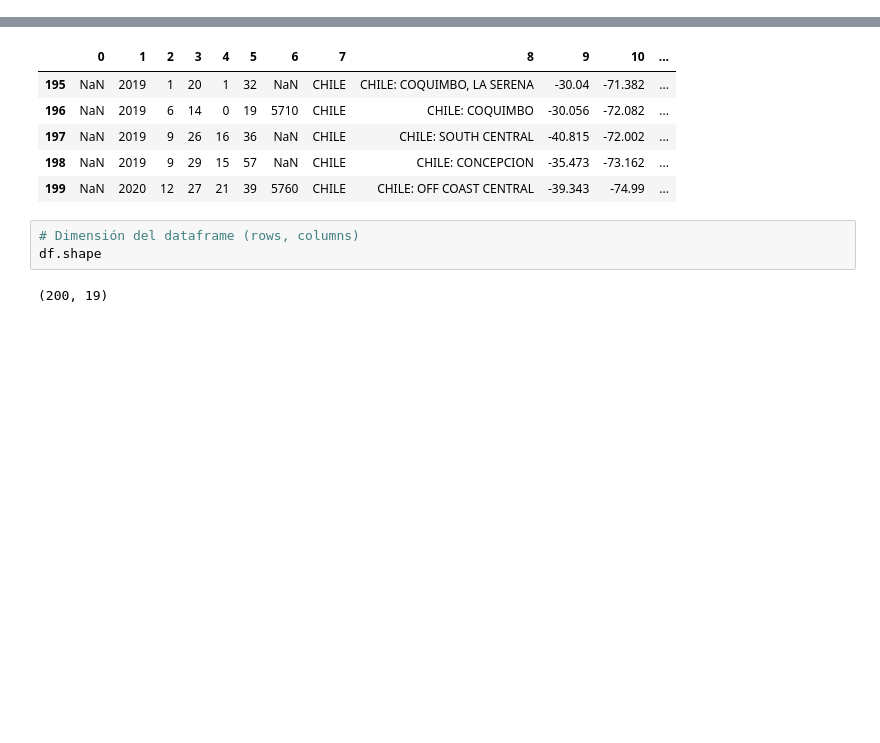
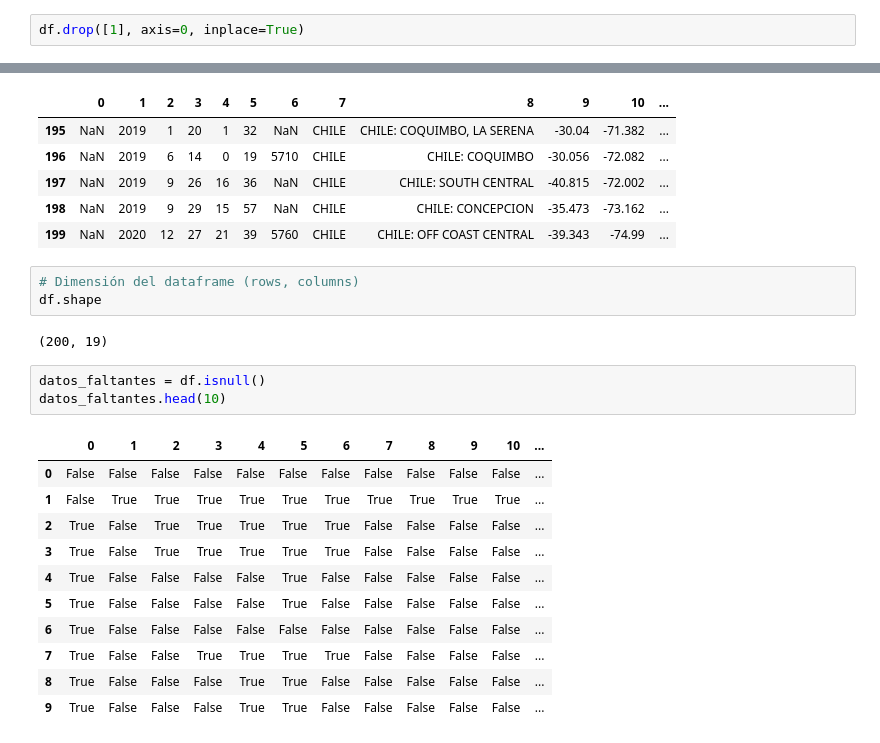
Before and after one commit to FrancoAv1/Taller-de-python-2, a Jupyter notebook: tarea2.ipynb, the cells around one changed output, grey strips where cells are left out. Drawn from its saved outputs; the diff is of its cells as text; blank space fills up the shorter version.

```diff
--- a/tarea2.ipynb
+++ b/tarea2.ipynb
@@ -16,0 +40,2 @@ directorio_salida = "./salida/"
+# %%
+df.drop([1], axis=0, inplace=True)
@@ -62,3 +87,18 @@ df.tail()
 df.shape
 # %% [output]
 (200, 19)
+# %%
+datos_faltantes = df.isnull()
+datos_faltantes.head(10)
+# %% [output]
+|  | 0 | 1 | 2 | 3 | 4 | 5 | 6 | 7 | 8 | 9 | 10 | ... |
+| 0 | False | False | False | False | False | False | False | False | False | False | False | ... |
+| 1 | False | True | True | True | True | True | True | True | True | True | True | ... |
+| 2 | True | False | True | True | True | True | True | False | False | False | False | ... |
+| 3 | True | False | True | True | True | True | True | False | False | False | False | ... |
+| 4 | True | False | False | False | False | True | False | False | False | False | False | ... |
+| 5 | True | False | False | False | False | True | False | False | False | False | False | ... |
+| 6 | True | False | False | False | False | False | False | False | False | False | False | ... |
+| 7 | True | False | False | True | True | True | True | False | False | False | False | ... |
+| 8 | True | False | False | False | True | True | False | False | False | False | False | ... |
+| 9 | True | False | False | False | True | True | False | False | False | False | False | ... |
```
Also changed, not shown: parts of 6 cells of this notebook.
